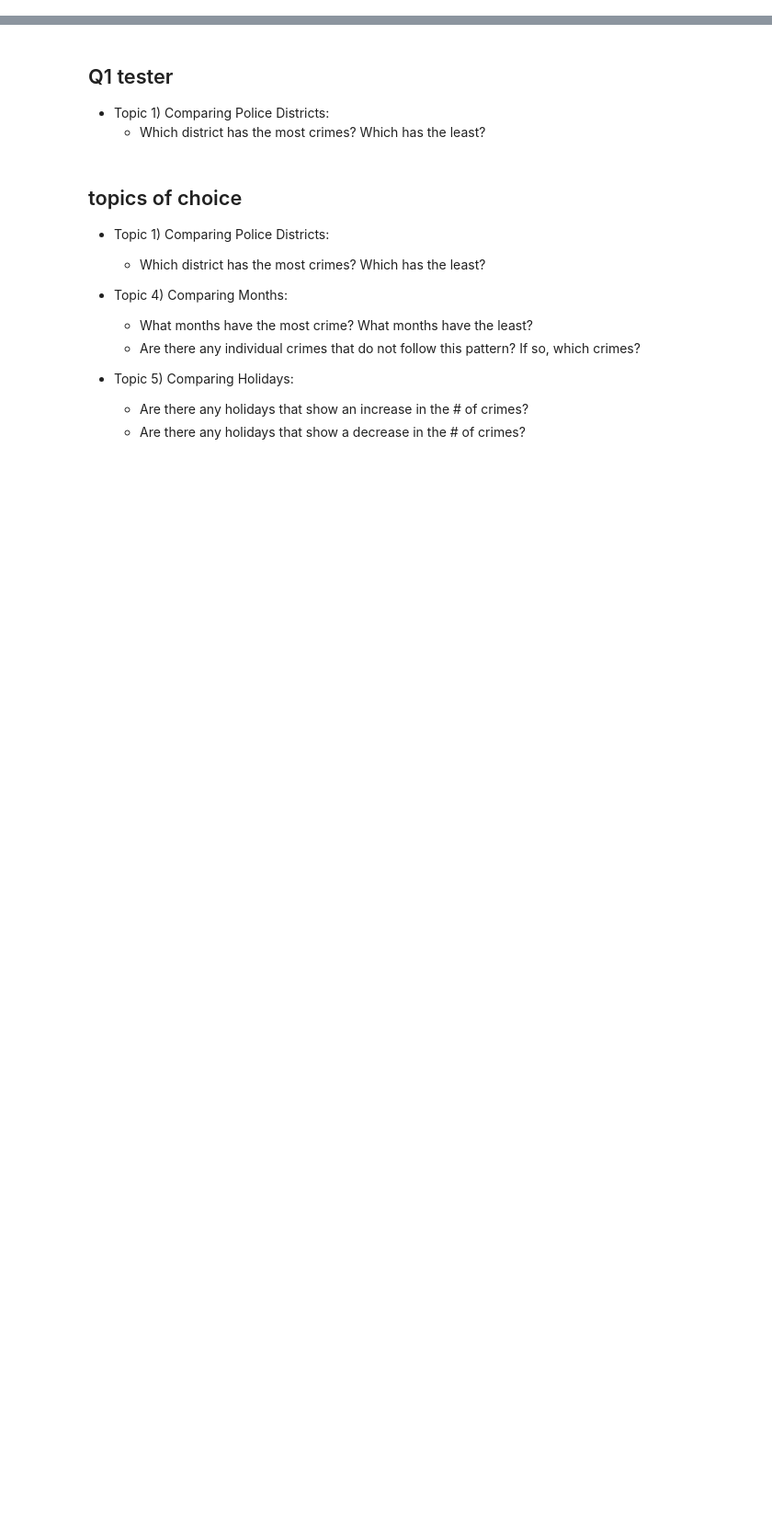
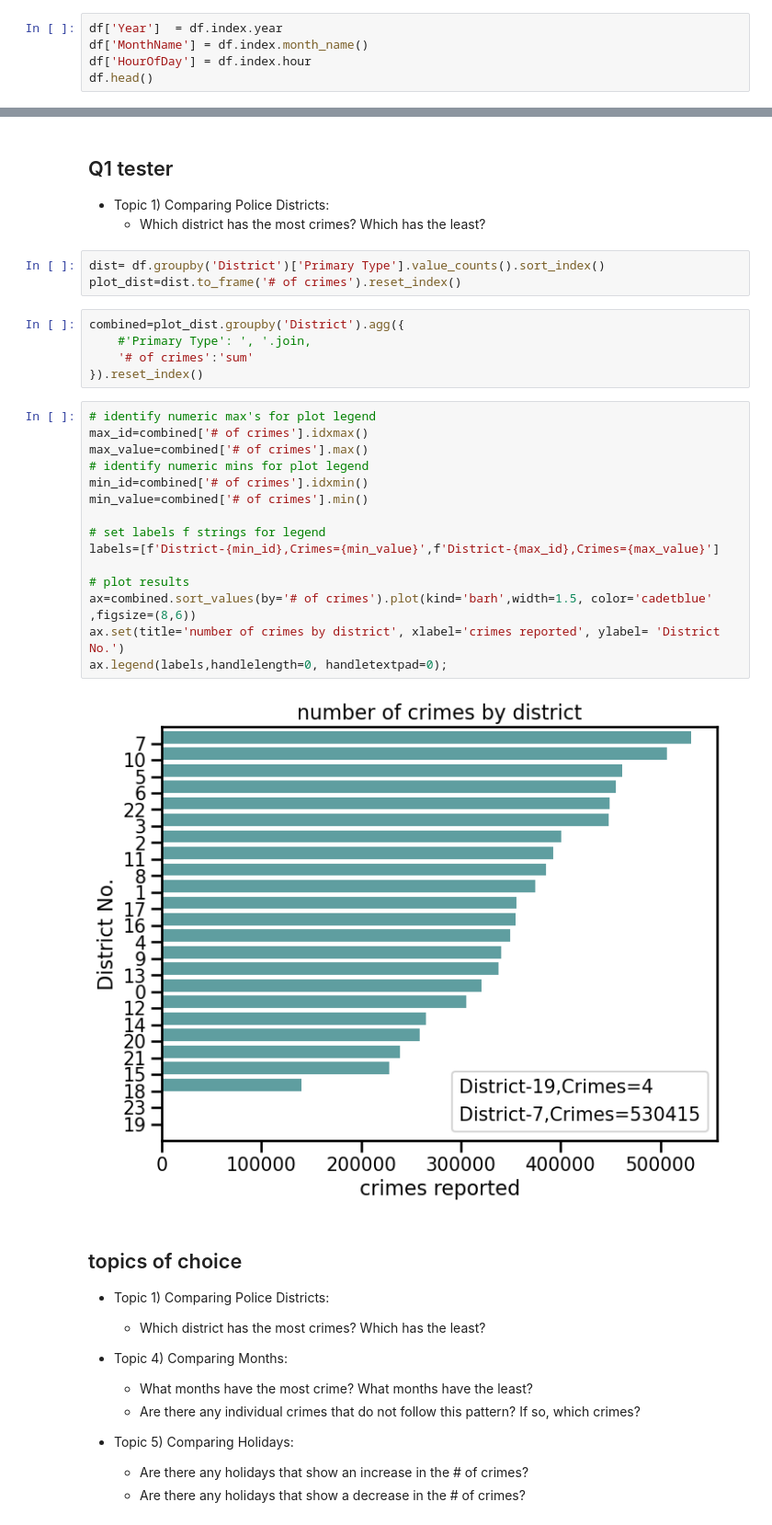
Before and after one commit to clovestad/Chicago_crimes_EDA-python_visuals, a Jupyter notebook: Chicago_Crime_Data.ipynb, the cells around one changed output, grey strips where cells are left out. Shown at 92% size. Drawn from its saved outputs; the diff is of its cells as text; blank space fills up the shorter version.

```diff
--- a/Chicago_Crime_Data.ipynb
+++ b/Chicago_Crime_Data.ipynb
@@ -100,0 +103,5 @@ crime_counts
+# %%
+df['Year']  = df.index.year
+df['MonthName'] = df.index.month_name()
+df['HourOfDay'] = df.index.hour
+df.head()
@@ -103,6 +118,31 @@ crime_counts
 
 - Topic 1) Comparing Police Districts:
     - Which district has the most crimes? Which has the least?
+# %%
+dist= df.groupby('District')['Primary Type'].value_counts().sort_index()
+plot_dist=dist.to_frame('# of crimes').reset_index()
+# %%
+combined=plot_dist.groupby('District').agg({
+    #'Primary Type': ', '.join,
+    '# of crimes':'sum'
+}).reset_index()
+# %%
+# identify numeric max's for plot legend
+max_id=combined['# of crimes'].idxmax()
+max_value=combined['# of crimes'].max()
+# identify numeric mins for plot legend
+min_id=combined['# of crimes'].idxmin()
+min_value=combined['# of crimes'].min()
+
+# set labels f strings for legend
+labels=[f'District-{min_id},Crimes={min_value}',f'District-{max_id},Crimes={max_value}']
+
+# plot results
+ax=combined.sort_values(by='# of crimes').plot(kind='barh',width=1.5, color='cadetblue' ,figsize=(8,6))
+ax.set(title='number of crimes by district', xlabel='crimes reported', ylabel= 'District No.')
+ax.legend(labels,handlelength=0, handletextpad=0);
+# %% [output]
+[figure, added]
 # %% [markdown]
 ## topics of choice
 
```
Also changed, not shown: parts of 2 cells of this notebook.
